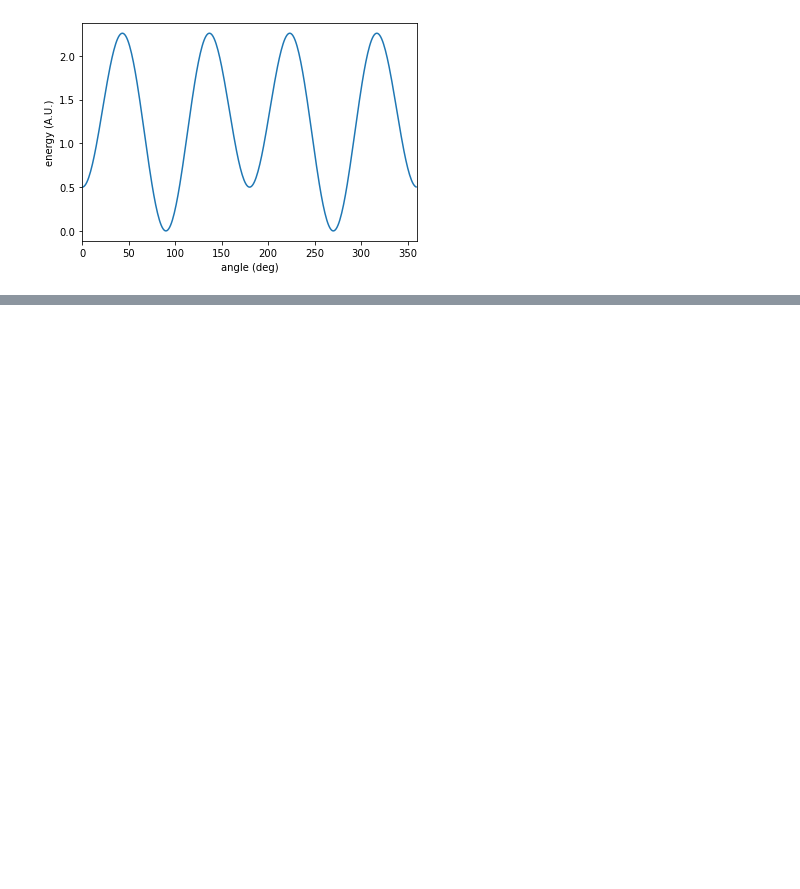
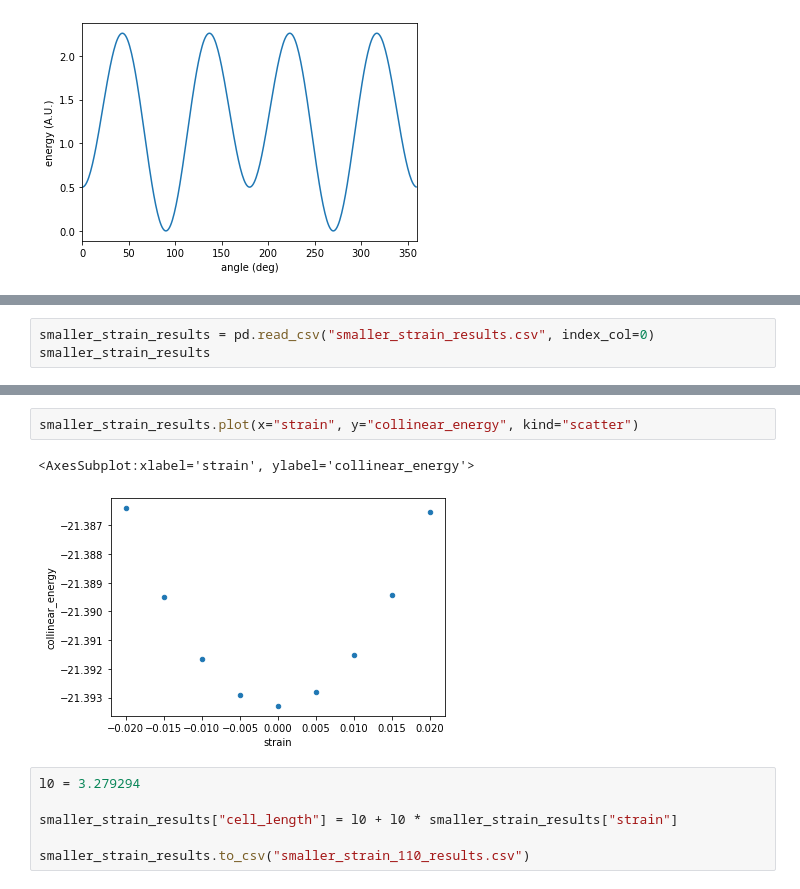
Before and after one commit to pgrigorev/Mn2Au_strain, a Jupyter notebook: Mn2Au strain assisted switching.ipynb, the cells around one changed output, grey strips where cells are left out. Drawn from its saved outputs; the diff is of its cells as text; blank space fills up the shorter version.

```diff
--- a/Mn2Au strain assisted switching.ipynb
+++ b/Mn2Au strain assisted switching.ipynb
@@ -61,0 +216,3 @@ plt.show();
+# %%
+smaller_strain_results = pd.read_csv("smaller_strain_results.csv", index_col=0)
+smaller_strain_results
@@ -61,0 +230,11 @@ plt.show();
+# %%
+smaller_strain_results.plot(x="strain", y="collinear_energy", kind="scatter")
+# %% [output]
+<AxesSubplot:xlabel='strain', ylabel='collinear_energy'>
+[figure, added]
+# %%
+l0 = 3.279294
+
+smaller_strain_results["cell_length"] = l0 + l0 * smaller_strain_results["strain"]
+
+smaller_strain_results.to_csv("smaller_strain_110_results.csv")
```
Also changed, not shown: parts of 20 cells of this notebook.
